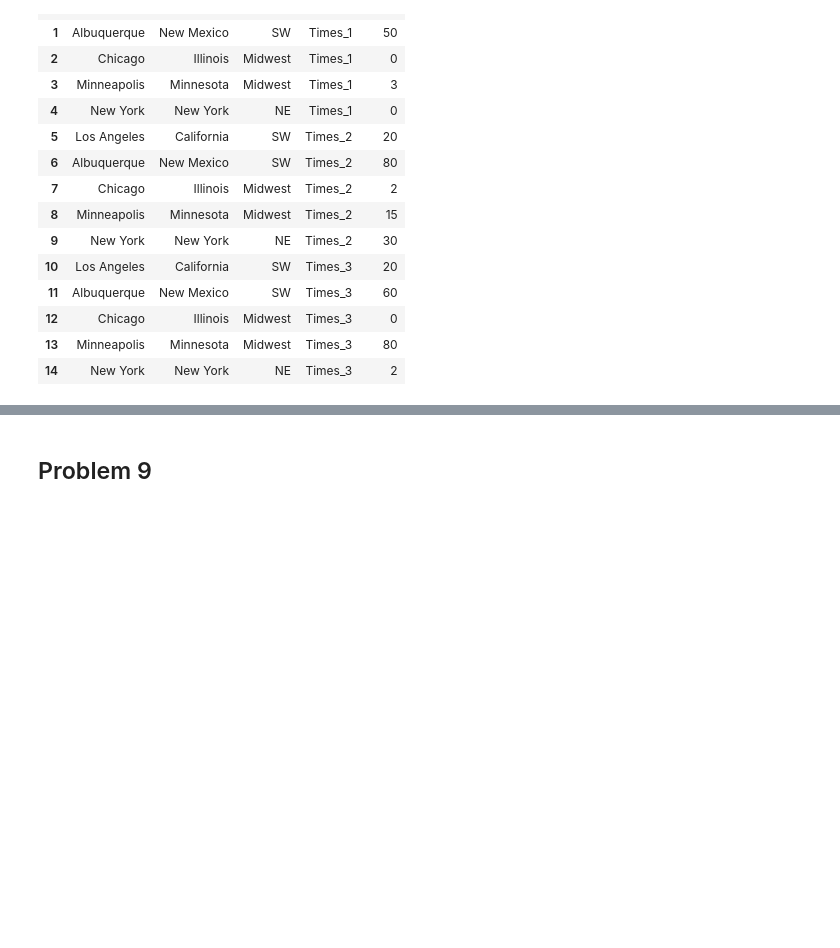
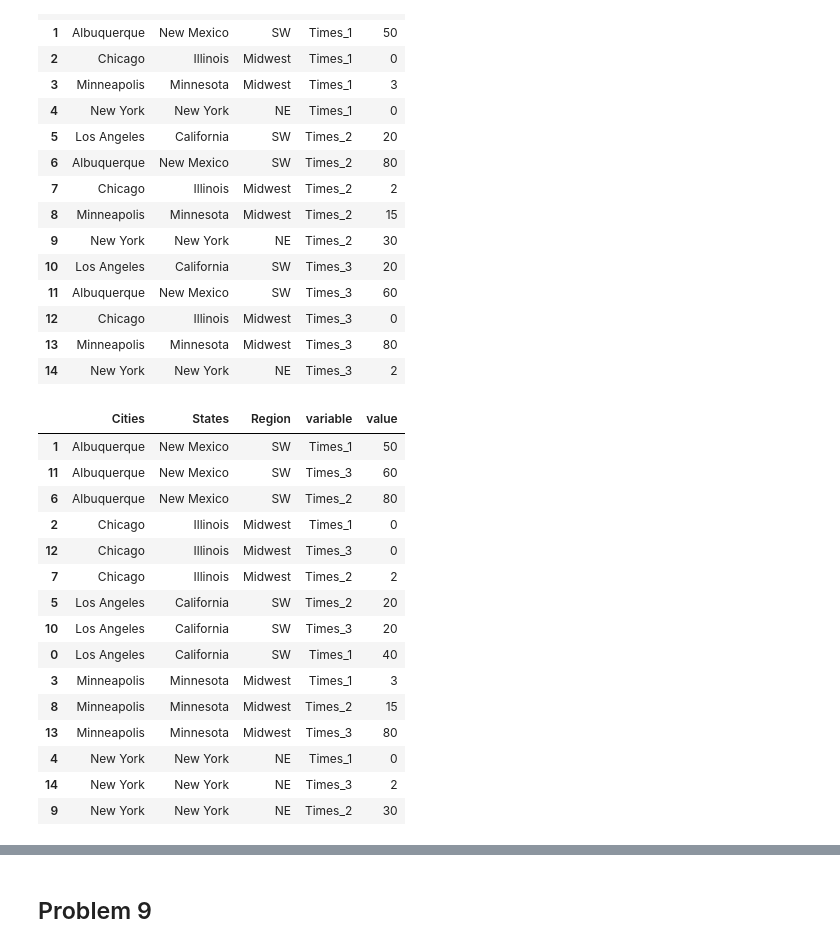
Before and after one commit to cnmi-ds-22/tanickell___Data-Science-Portfolio-C22, a Jupyter notebook: Modules/Module_1_Intro_to_DS_and_Naive_Bayes/Exercises/110-Pandas.Exercise.ipynb, the cells around one changed output, grey strips where cells are left out. Cells and saved outputs as stored; diff of their text form; code cells hidden in the pictures; blank space fills up the shorter version.

```diff
--- a/Modules/Module_1_Intro_to_DS_and_Naive_Bayes/Exercises/110-Pandas.Exercise.ipynb
+++ b/Modules/Module_1_Intro_to_DS_and_Naive_Bayes/Exercises/110-Pandas.Exercise.ipynb
@@ -169,3 +169,23 @@ cities_df_melted
 | 12 | Chicago | Illinois | Midwest | Times_3 | 0 |
 | 13 | Minneapolis | Minnesota | Midwest | Times_3 | 80 |
 | 14 | New York | New York | NE | Times_3 | 2 |
+# %%
+cities_df_melted_alt = cities_df_melted.sort_values(by=['Cities', 'value'])
+cities_df_melted_alt
+# %% [output]
+|  | Cities | States | Region | variable | value |
+| 1 | Albuquerque | New Mexico | SW | Times_1 | 50 |
+| 11 | Albuquerque | New Mexico | SW | Times_3 | 60 |
+| 6 | Albuquerque | New Mexico | SW | Times_2 | 80 |
+| 2 | Chicago | Illinois | Midwest | Times_1 | 0 |
+| 12 | Chicago | Illinois | Midwest | Times_3 | 0 |
+| 7 | Chicago | Illinois | Midwest | Times_2 | 2 |
+| 5 | Los Angeles | California | SW | Times_2 | 20 |
+| 10 | Los Angeles | California | SW | Times_3 | 20 |
+| 0 | Los Angeles | California | SW | Times_1 | 40 |
+| 3 | Minneapolis | Minnesota | Midwest | Times_1 | 3 |
+| 8 | Minneapolis | Minnesota | Midwest | Times_2 | 15 |
+| 13 | Minneapolis | Minnesota | Midwest | Times_3 | 80 |
+| 4 | New York | New York | NE | Times_1 | 0 |
+| 14 | New York | New York | NE | Times_3 | 2 |
+| 9 | New York | New York | NE | Times_2 | 30 |
```
Also changed, not shown: parts of 2 cells of this notebook.
